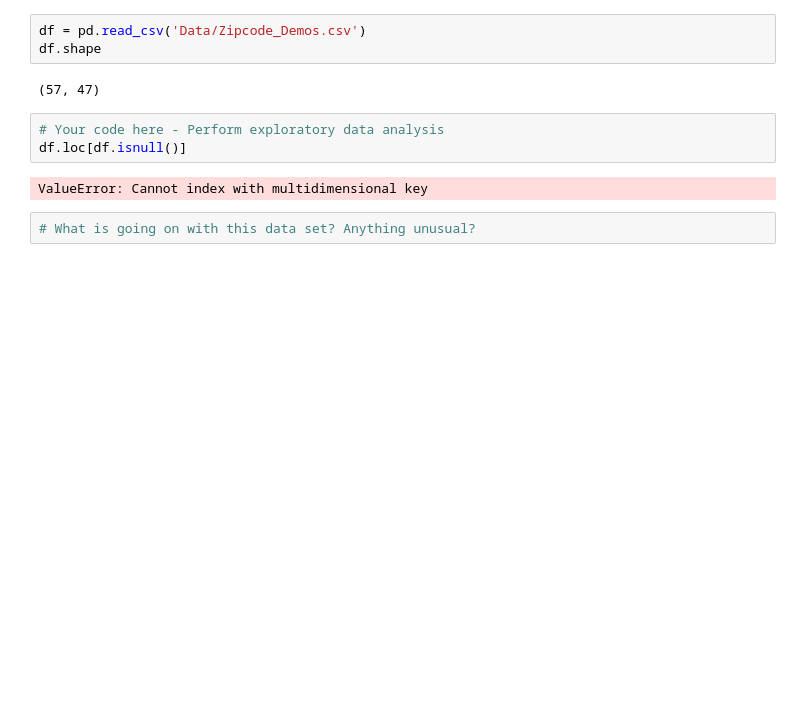
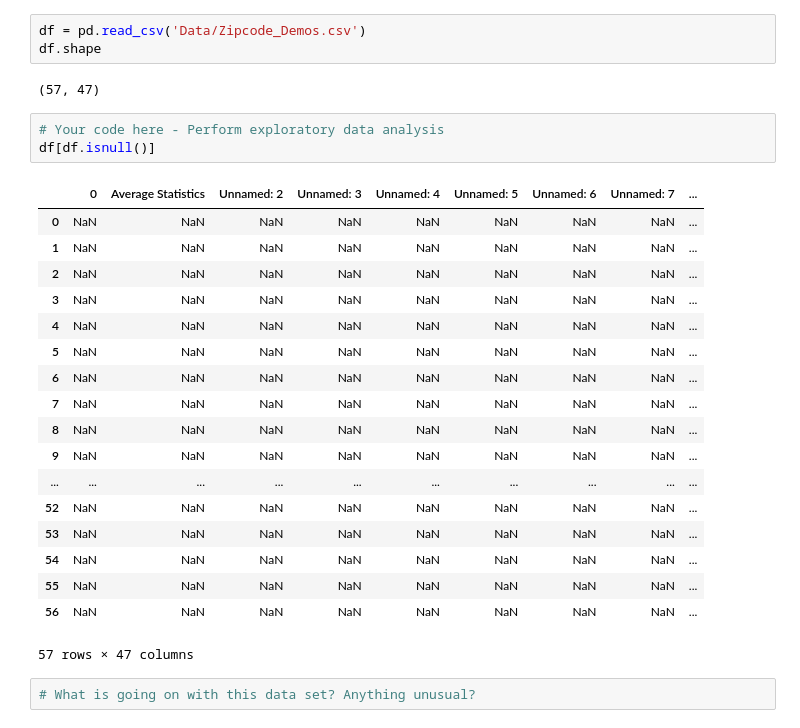
Before and after one commit to jmt0221/dsc-importing-data-using-pandas-lab-nyc-ds-082619, a Jupyter notebook: index.ipynb, the cells around one changed output. Cells and saved outputs as stored; diff of their text form; blank space fills up the shorter version.

```diff
--- a/index.ipynb
+++ b/index.ipynb
@@ -28,9 +28,26 @@ df.shape
 (57, 47)
 # %%
 # Your code here - Perform exploratory data analysis
-df.loc[df.isnull()]
+df[df.isnull()]
 # %% [output]
+|  | 0 | Average Statistics | Unnamed: 2 | Unnamed: 3 | Unnamed: 4 | Unnamed: 5 | Unnamed: 6 | Unnamed: 7 | ... |
+| 0 | NaN | NaN | NaN | NaN | NaN | NaN | NaN | NaN | ... |
+| 1 | NaN | NaN | NaN | NaN | NaN | NaN | NaN | NaN | ... |
+| 2 | NaN | NaN | NaN | NaN | NaN | NaN | NaN | NaN | ... |
+| 3 | NaN | NaN | NaN | NaN | NaN | NaN | NaN | NaN | ... |
+| 4 | NaN | NaN | NaN | NaN | NaN | NaN | NaN | NaN | ... |
+| 5 | NaN | NaN | NaN | NaN | NaN | NaN | NaN | NaN | ... |
+| 6 | NaN | NaN | NaN | NaN | NaN | NaN | NaN | NaN | ... |
+| 7 | NaN | NaN | NaN | NaN | NaN | NaN | NaN | NaN | ... |
+| 8 | NaN | NaN | NaN | NaN | NaN | NaN | NaN | NaN | ... |
+| 9 | NaN | NaN | NaN | NaN | NaN | NaN | NaN | NaN | ... |
+| ... | ... | ... | ... | ... | ... | ... | ... | ... | ... |
+| 52 | NaN | NaN | NaN | NaN | NaN | NaN | NaN | NaN | ... |
+| 53 | NaN | NaN | NaN | NaN | NaN | NaN | NaN | NaN | ... |
+| 54 | NaN | NaN | NaN | NaN | NaN | NaN | NaN | NaN | ... |
+| 55 | NaN | NaN | NaN | NaN | NaN | NaN | NaN | NaN | ... |
+| 56 | NaN | NaN | NaN | NaN | NaN | NaN | NaN | NaN | ... |
-ValueError: Cannot index with multidimensional key
+57 rows × 47 columns
 # %%
 # What is going on with this data set? Anything unusual?
 # %%
```
